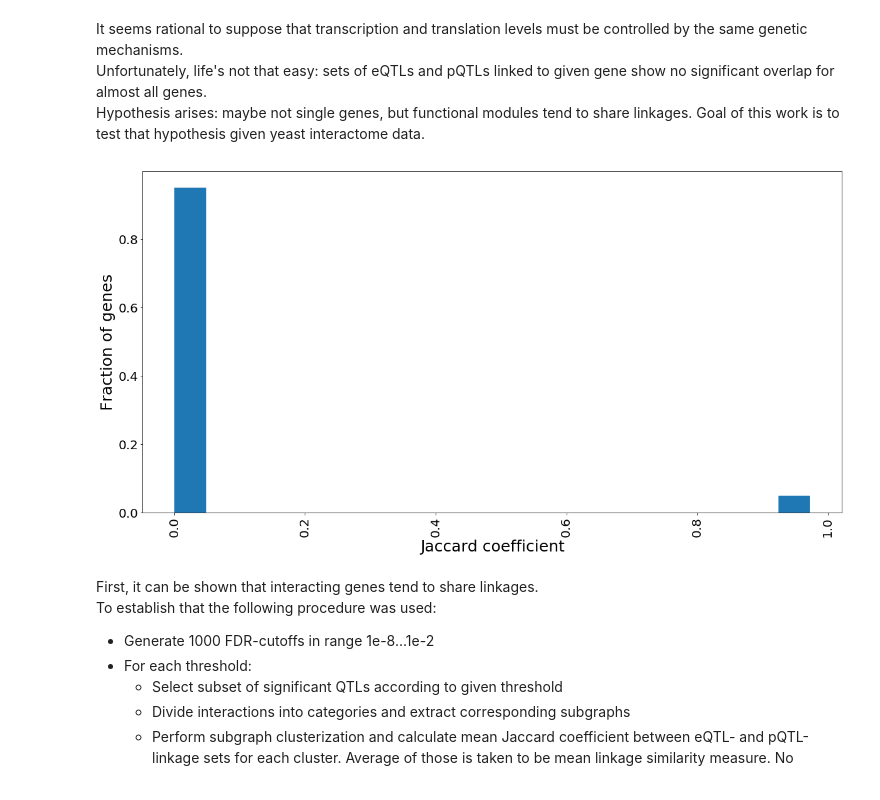
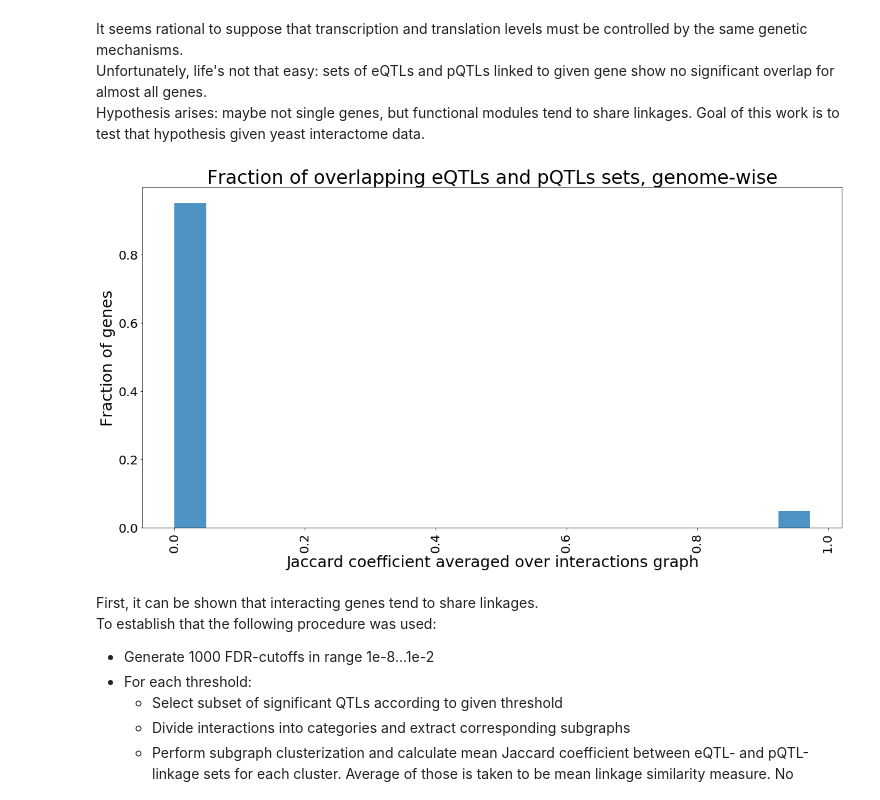
Before and after one commit to ivanov-v-v/PPINs-QTLs-Joint-Analysis, a Jupyter notebook: src/data_analysis.ipynb, the cells around one changed output. Drawn from its saved outputs; the diff is of its cells as text; code cells hidden in the pictures.

```diff
--- a/src/data_analysis.ipynb
+++ b/src/data_analysis.ipynb
@@ -147,25 +130,25 @@ It seems rational to suppose that transcription and translation levels must be c
 Unfortunately, life's not that easy: sets of eQTLs and pQTLs linked to given gene show no significant overlap for almost all genes.
 Hypothesis arises: maybe not single genes, but functional modules tend to share linkages. Goal of this work is to test that hypothesis given yeast interactome data.
 # %%
-common_genes_with_linkages = np.unique(np.append(eQTLs_df["gene"].values, pQTLs_df["gene"].values))
-linkage_overlap = []
-for gene_name in common_genes_with_linkages:
+genes_with_linkages_of_both_types = np.unique(np.append(eQTLs_df["gene"].values, pQTLs_df["gene"].values))
+linkage_overlap_data = []
+for gene_name in genes_with_linkages_of_both_types:
     linked_eQTLs = set(eQTLs_df[eQTLs_df["gene"] == gene_name]["SNP"].values)
     linked_pQTLs = set(pQTLs_df[pQTLs_df["gene"] == gene_name]["SNP"].values)
-    linkage_overlap.append(len(linked_eQTLs & linked_pQTLs) / len(linked_eQTLs | linked_pQTLs))
+    linkage_overlap_data.append(networks.jaccard(linked_eQTLs, linked_pQTLs))
 
 plt.figure(figsize=(20, 10))
-hist, bin_edges = np.histogram(linkage_overlap, bins=20, density=True)
+hist, bin_edges = np.histogram(linkage_overlap_data, bins=20, density=True)
 weights = np.ones_like(hist)/float(len(hist))
-plt.hist(hist * np.diff(bin_edges), bin_edges, weights=weights);
+plt.hist(hist * np.diff(bin_edges), bin_edges, weights=weights, alpha=0.8);
 plt.xticks(fontsize=20, rotation="vertical")
 plt.yticks(fontsize=20)
 plt.xlabel("Jaccard coefficient averaged over interactions graph", fontsize=25)
 plt.ylabel("Fraction of genes", fontsize=25)
-# plt.title("Overlap of eQTLs and pQTLs linkage sets for each gene", fontsize=20);
+plt.title("Fraction of overlapping eQTLs and pQTLs sets, genome-wise", fontsize=30);
 plt.savefig("img/linkages/eQTLs_pQTLs_linkage_overlap.png", dpi=300)
 # %% [output]
-[figure, old version]
+[figure, new version]
 # %% [markdown]
 First, it can be shown that interacting genes tend to share linkages.
 To establish that the following procedure was used:
```
Also changed, not shown: parts of 5 cells of this notebook, 4 other files.
